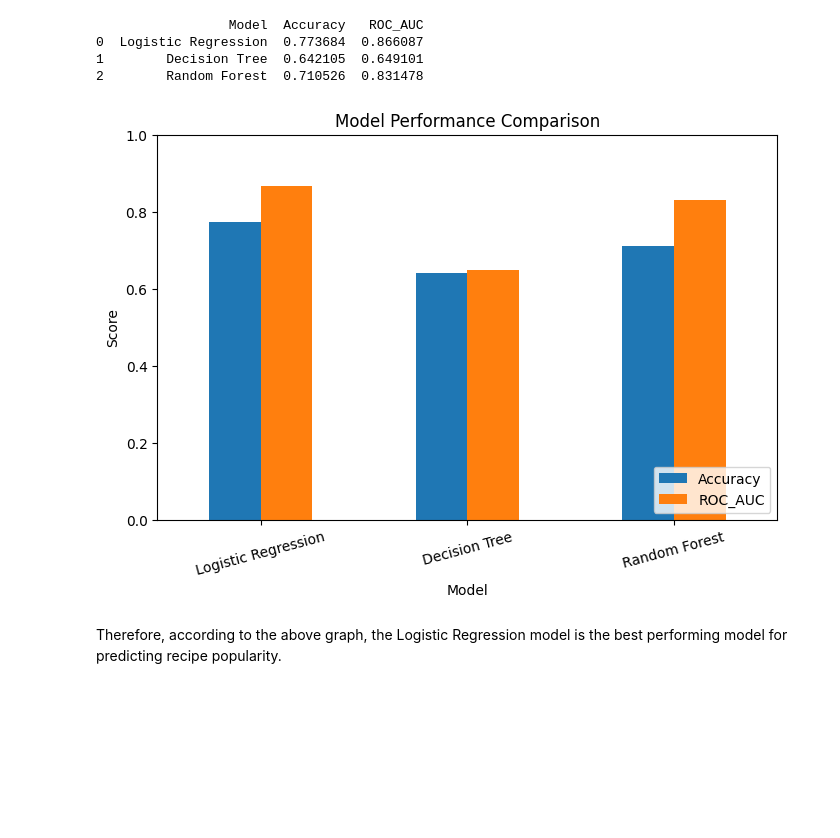
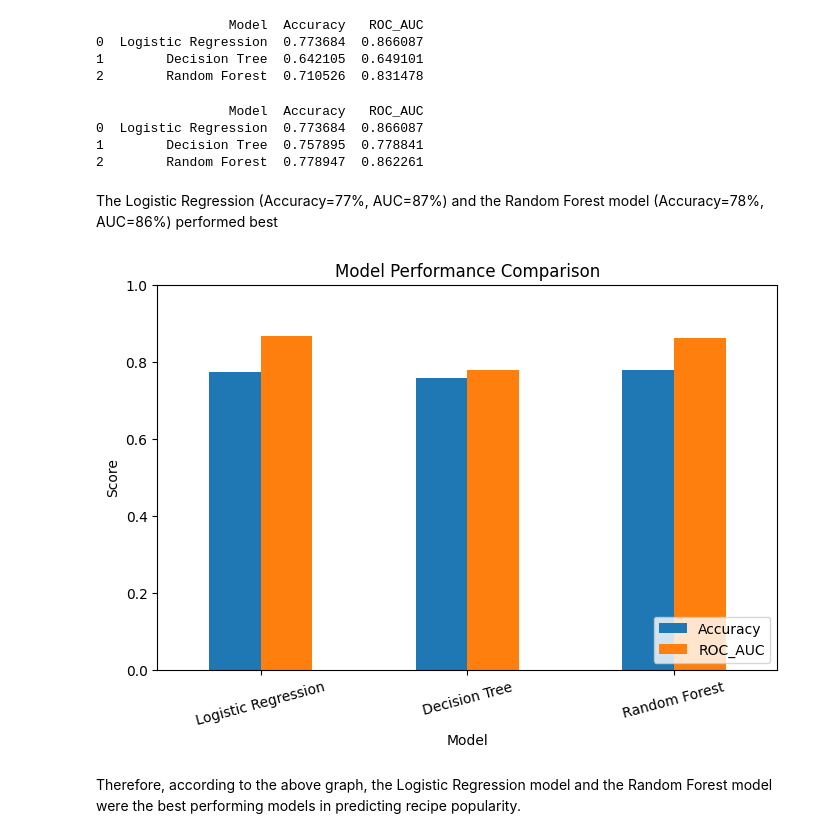
Before and after one commit to ekiru111/Recipe_site_traffic, a Jupyter notebook: recipe_site_traffic_2212.ipynb, the cells around one changed output. Saved outputs shown, nothing was run; the diff lists cells and outputs as text; code cells hidden in the pictures; blank space fills up the shorter version.

```diff
--- a/recipe_site_traffic_2212.ipynb
+++ b/recipe_site_traffic_2212.ipynb
@@ -3,7 +3,7 @@
 import pandas as pd
 # %%
 # Importing recipes data
-df = pd.read_csv('D:/Local Disk/Projects/Data camp/recipe_site_traffic_2212.csv')
+df = pd.read_csv('D:/Local Disk/Projects/Data_camp/recipe_site_traffic_2212.csv')
 # %% [markdown]
 # Data Preparation
 # %%
@@ -524,0 +623,11 @@ Confusion Matrix:
+# %%
+# Making predictions with the tuned model
+y_pred_dt_tuned = grid_dt.predict(X_test)
+y_proba_dt_tuned = grid_dt.predict_proba(X_test)[:, 1]
+
+# Evaluating the tuned model
+print("Model Performance (Decision Tree):")
+print(f"Accuracy: {accuracy_score(y_test, y_pred_dt_tuned):.3f}")
+print(f"ROC-AUC:  {roc_auc_score(y_test, y_proba_dt_tuned):.3f}")
+print("\nClassification Report:")
+print(classification_report(y_test, y_pred_dt_tuned, target_names=['Low Traffic', 'High Traffic']))
@@ -571,0 +730,11 @@ Confusion Matrix:
+# %%
+# Making predictions
+y_pred_rf_tuned = grid_rf.predict(X_test)
+y_proba_rf_tuned = grid_rf.predict_proba(X_test)[:, 1]
+
+# Evaluations
+print("Model Performance (Random Forest):")
+print(f"Accuracy: {accuracy_score(y_test, y_pred_rf_tuned):.3f}")
+print(f"ROC-AUC:  {roc_auc_score(y_test, y_proba_rf_tuned):.3f}")
+print("\nClassification Report:")
+print(classification_report(y_test, y_pred_rf_tuned, target_names=['Low Traffic', 'High Traffic']))
@@ -593,17 +778,41 @@ print(model_performance)
 0  Logistic Regression  0.773684  0.866087
 1        Decision Tree  0.642105  0.649101
 2        Random Forest  0.710526  0.831478
+# %%
+# Comparing model performance
+model_performance_finetuned = pd.DataFrame({
+    'Model': ['Logistic Regression', 'Decision Tree', 'Random Forest'],
+    'Accuracy': [
+        accuracy_score(y_test, y_pred_tuned),
+        accuracy_score(y_test, y_pred_dt_tuned),
+        accuracy_score(y_test, y_pred_rf_tuned)
+    ],
+    'ROC_AUC': [
+        roc_auc_score(y_test, y_proba_tuned),
+        roc_auc_score(y_test, y_proba_dt_tuned),
+        roc_auc_score(y_test, y_proba_rf_tuned)
+    ]
+})
+
+print(model_performance)
+# %% [output]
+                 Model  Accuracy   ROC_AUC
+0  Logistic Regression  0.773684  0.866087
+1        Decision Tree  0.757895  0.778841
+2        Random Forest  0.778947  0.862261
+# %% [markdown]
+The Logistic Regression (Accuracy=77%, AUC=87%) and the Random Forest model (Accuracy=78%, AUC=86%) performed best
 # %%
 # Plotting performance comparison
-model_performance.plot(x='Model', y=['Accuracy', 'ROC_AUC'], kind='bar', figsize=(8,5))
+model_performance_finetuned.plot(x='Model', y=['Accuracy', 'ROC_AUC'], kind='bar', figsize=(8,5))
 plt.title("Model Performance Comparison")
 plt.ylabel("Score")
 plt.ylim(0, 1)
 plt.xticks(rotation=15)
 plt.legend(loc='lower right')
 plt.show()
 # %% [output]
-[figure, old version]
+[figure, new version]
 # %% [markdown]
-Therefore, according to the above  graph, the Logistic Regression model is the best performing model for predicting recipe popularity.
+Therefore, according to the above  graph, the Logistic Regression model and the Random Forest model were the best performing models in predicting recipe popularity.
 # %%
```
Also changed, not shown: parts of 26 cells of this notebook.
